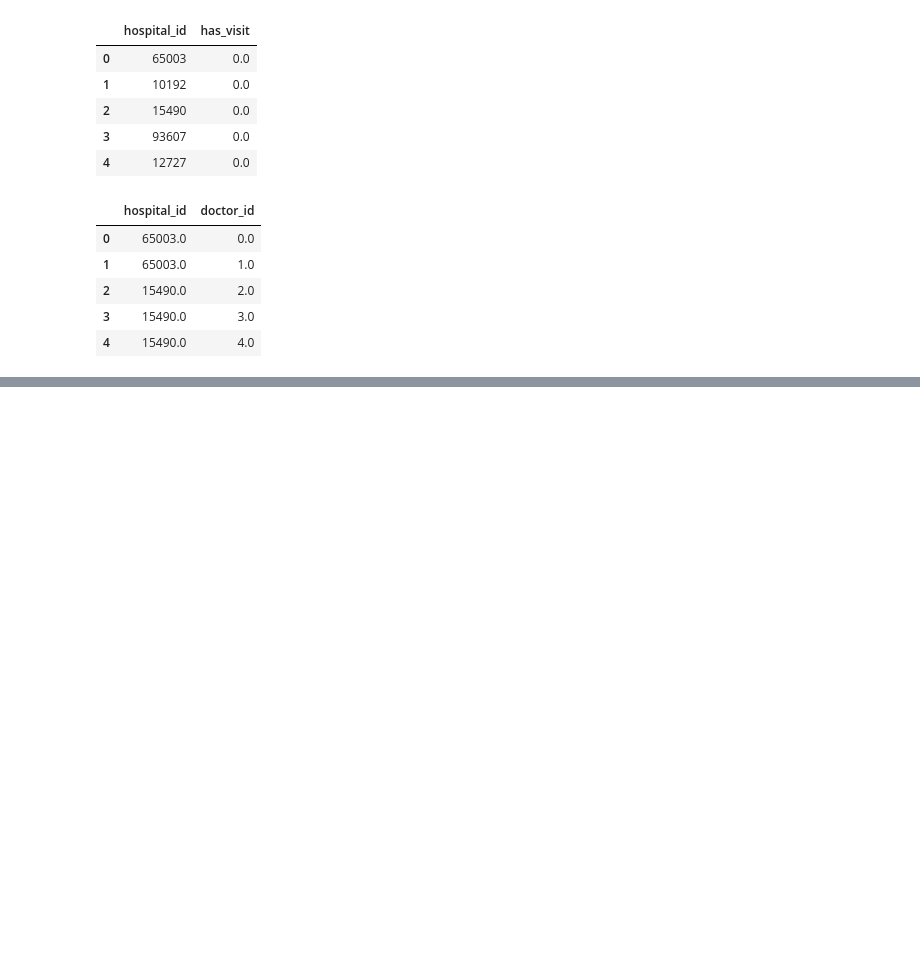
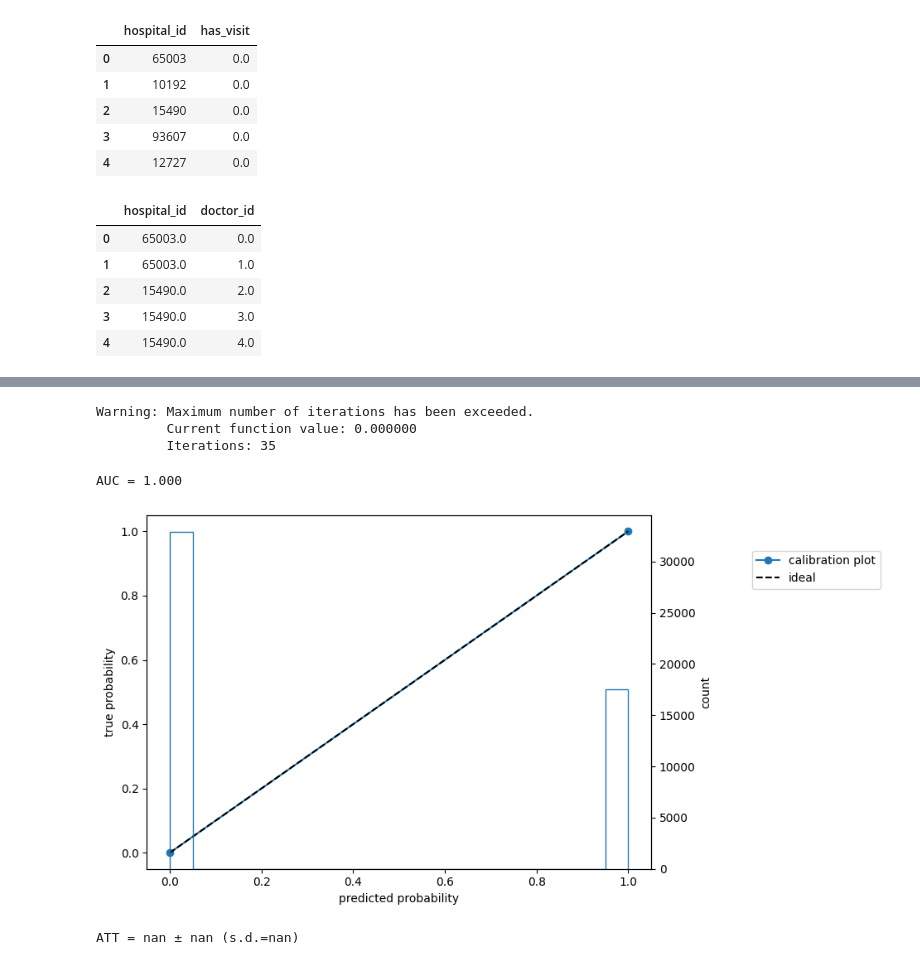
Before and after one commit to uehiratakumu/VScode, a Jupyter notebook: M3_intern/eda.ipynb, the cells around one changed output, grey strips where cells are left out. Cells and saved outputs as stored; diff of their text form; code cells hidden in the pictures; blank space fills up the shorter version.

```diff
--- a/M3_intern/eda.ipynb
+++ b/M3_intern/eda.ipynb
@@ -248,0 +679,3 @@ train.corr().style.background_gradient(axis=None)
+# %%
+X = sales_mrkun.drop(["hospital_id","~202204_ave","dr_count","specialty","has_mrkun"],axis=1)
+Z = sales_mrkun["has_mrkun"]
@@ -248,0 +698,54 @@ train.corr().style.background_gradient(axis=None)
+# %%
+exog = sm.add_constant(X) # 切片の追加
+logit_model = sm.Logit(endog=Z, exog=exog) # ロジスティック回帰
+logit_res = logit_model.fit()
+# %% [output]
+Warning: Maximum number of iterations has been exceeded.
+         Current function value: 0.000000
+         Iterations: 35
+# %%
+ps = logit_res.predict(exog)
+print('AUC = {:.3f}'.format(roc_auc_score(y_true=Z, y_score=ps)))
+# 出力：=> AUC = 0.792
+# %% [output]
+AUC = 1.000
+# %%
+_, ax1 = plt.subplots(figsize=(10, 5))
+
+prob_true, prob_pred = calibration_curve(y_true=Z, y_prob=ps, n_bins=20)
+ax1.plot(prob_pred, prob_true, marker='o', label='calibration plot')
+ax1.plot([0,1], [0,1], linestyle='--', color='black', label='ideal')
+ax1.legend(bbox_to_anchor=(1.2, 0.9), loc='upper left', borderaxespad=0)
+ax1.set_xlabel('predicted probability')
+ax1.set_ylabel('true probability')
+
+ax2 = ax1.twinx()
+ax2.hist(ps, bins=20, histtype='step', rwidth=0.9)
+ax2.set_ylabel('count')
+plt.tight_layout()
+plt.show()
+# %% [output]
+[figure, added]
+# %%
+Y = sales_mrkun['~202204_ave'] # 結果変数（推定対象）
+sample_size = len(sales_mrkun.loc[sales_mrkun['has_mrkun']==1])
+ATT_list = []
+
+for i in range(10000):
+    idx1 = pd.Series(sales_mrkun.loc[sales_mrkun['has_mrkun']==1, '~202204_ave'].index).sample(n=sample_size, replace=True, random_state=i)
+    idx0 = pd.Series(sales_mrkun.loc[sales_mrkun['has_mrkun']==0, '~202204_ave'].index).sample(n=sample_size, replace=True, random_state=i)
+
+    Z_tmp = np.r_[Z[idx1], Z[idx0]]
+    Y_tmp = np.r_[Y[idx1], Y[idx0]]
+    ps_tmp = np.r_[ps[idx1], ps[idx0]]
+    w01_tmp = (1-Z_tmp)*ps_tmp/(1-ps_tmp)
+
+    E1 = np.mean(Y_tmp[Z_tmp==1])
+    E0 = np.sum(Y_tmp * w01_tmp) / np.sum(w01_tmp)
+    ATT = E1 - E0
+    ATT_list.append(ATT)
+
+print('ATT = {:.3f} ± {:.3f} (s.d.={:.3f})'.format(np.mean(ATT_list), np.std(ATT_list)*1.96, np.std(ATT_list)))
+# 出力：=> ATT = 0.026 ± 0.013 (s.d.=0.006)
+# %% [output]
+ATT = nan ± nan (s.d.=nan)
```
Also changed, not shown: parts of 49 cells of this notebook, 2 other files.
